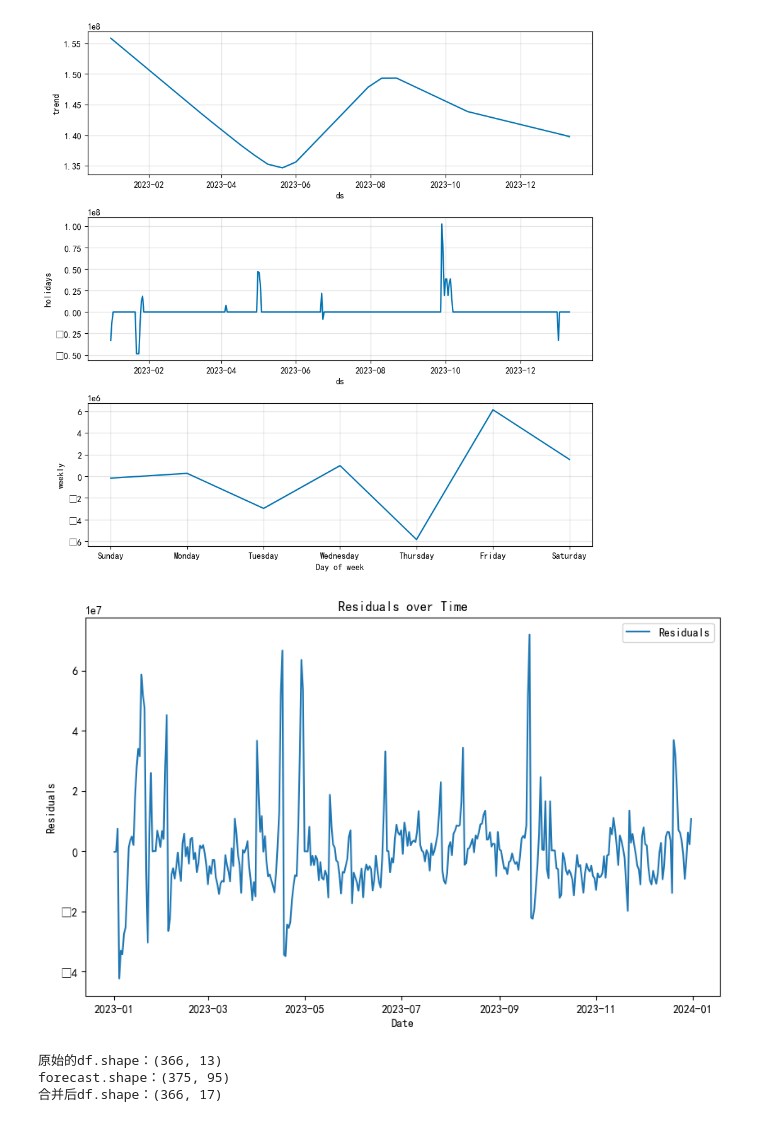
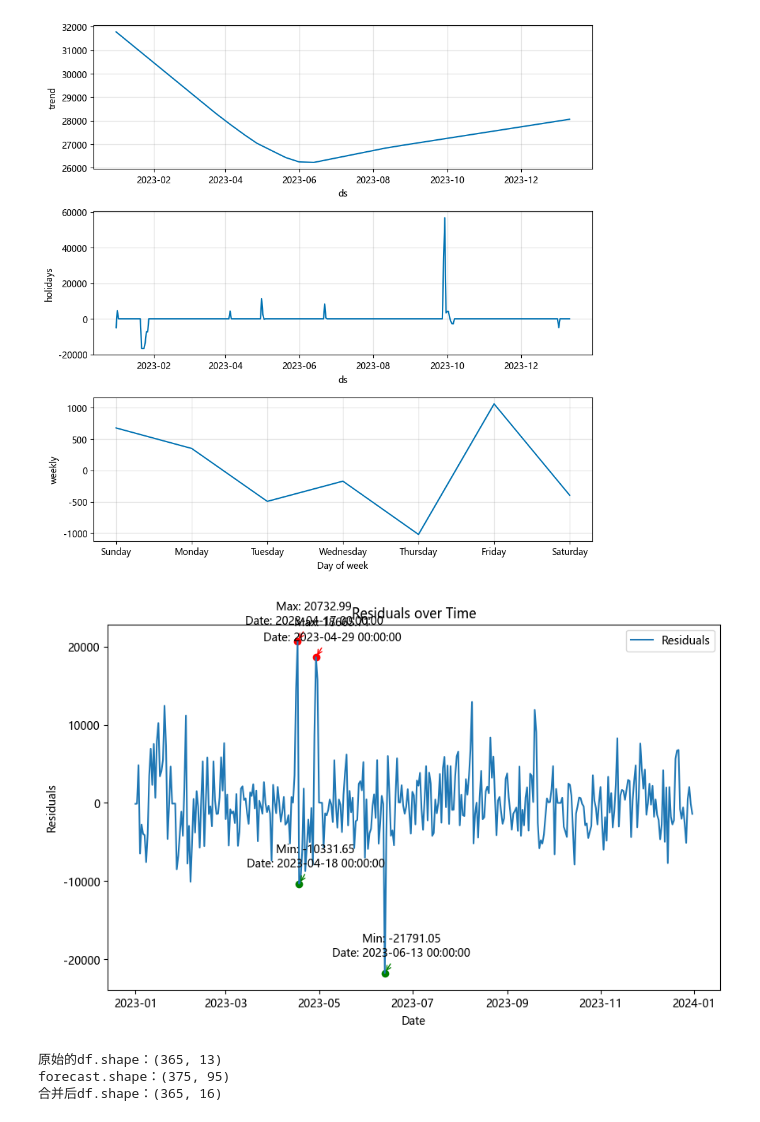
Before and after one commit to MarssZ/202404EDA, a Jupyter notebook: CompetingStations/CompetingStationsPrice_XGBoost.ipynb, the cells around one changed output. Saved outputs shown, nothing was run; the diff lists cells and outputs as text; code cells hidden in the pictures.

```diff
--- a/CompetingStations/CompetingStationsPrice_XGBoost.ipynb
+++ b/CompetingStations/CompetingStationsPrice_XGBoost.ipynb
@@ -1,4 +1,7 @@
 # %%
+# 两阶段预测销量（先用prophet捕捉节日特征，再用XGBoost预测，最后用SHAP解释 #
+# prophet可以显示预测的残差，可以看到现在对
+
 import pandas as pd
 import chinese_calendar as calendar
 import datetime
@@ -16,6 +19,6 @@ COLS_ALL = ['date', 'amount',
             ]
 
 # 读取excel文件并获取指定列
-df = pd.read_csv('../Data/竞争站分析-竞争站-全省.csv', usecols=COLS_ALL, encoding='GBK')
+df = pd.read_csv('../Data/竞争站分析-竞争站-单站-32801309.csv', usecols=COLS_ALL, encoding='GBK')
 print(df.head())
 # %% [output]
@@ -61,7 +57,7 @@ model = Prophet(changepoint_range=0.8,
                 changepoint_prior_scale=0.1,
                 holidays_prior_scale=1.0,
                 holidays=holidays_df)
-print(holidays_df)
+# print(holidays_df)
 model.fit(df_prophet)
 
 # 第三步：进行预测
@@ -76,6 +72,30 @@ fig = plot_components(model, forecast)
 forecast['residuals'] = df_prophet['y'] - forecast['yhat']
 plt.figure(figsize=(10, 6))
 plt.plot(forecast['ds'], forecast['residuals'], label='Residuals')
+
+# 找到残差最大的三个值和最小的三个值
+top3_max_indices = forecast['residuals'].nlargest(2).index
+top3_min_indices = forecast['residuals'].nsmallest(2).index
+
+# 定义一个函数来标记极值点并添加注释
+def annotate_extreme_values(indices, color, title):
+    for idx in indices:
+        date = forecast.at[idx, 'ds']
+        residual = forecast.at[idx, 'residuals']
+        plt.scatter(date, residual, color=color)
+        plt.annotate(f'{title}: {residual:.2f}\nDate: {date}',
+                     xy=(date, residual),
+                     xytext=(15, 15),
+                     textcoords='offset points',
+                     ha='center', arrowprops=dict(arrowstyle="->", color=color))
+
+# 标记最大值点并添加注释
+annotate_extreme_values(top3_max_indices, 'red', 'Max')
+
+# 标记最小值点并添加注释
+annotate_extreme_values(top3_min_indices, 'green', 'Min')
+
+# 绘图
 plt.xlabel('Date')
 plt.ylabel('Residuals')
 plt.title('Residuals over Time')
@@ -104,9 +107,10 @@ plt.show()
-[figure, old version]
+[figure, new version]
-[figure, old version]
+[figure, new version]
 # %%
 ### 加入prophet的特征 ###
 # 将 Prophet 的预测后形成的四列新特征，合并到原始 DataFrame
-components_to_use = ['trend', 'holidays', 'weekly', 'yhat']
+components_to_use = ['trend', 'holidays', 'weekly']
+# components_to_use = ['trend', 'holidays', 'weekly', 'yhat']
 existing_components = [col for col in components_to_use if col in forecast.columns]
 forecast_aligned = forecast.iloc[:len(df)][existing_components]     #虽然prophet预测了额外的日期，但我们不需要，在这里舍去。我们用的是它的分解趋势的能力，并作为特征。
 print(f"原始的df.shape：{df.shape}")
@@ -116,9 +120,9 @@ print(f"forecast.shape：{forecast.shape}")
 df = pd.concat([df, forecast_aligned[existing_components]], axis=1)
 print(f"合并后df.shape：{df.shape}")
 # %% [output]
-原始的df.shape：(366, 13)
+原始的df.shape：(365, 13)
 forecast.shape：(375, 95)
-合并后df.shape：(366, 17)
+合并后df.shape：(365, 16)
 # %%
 ### STEP2：数据处理 ###
 import chinese_calendar as  calendar
```
Also changed, not shown: parts of 8 cells of this notebook, 4 other files.
